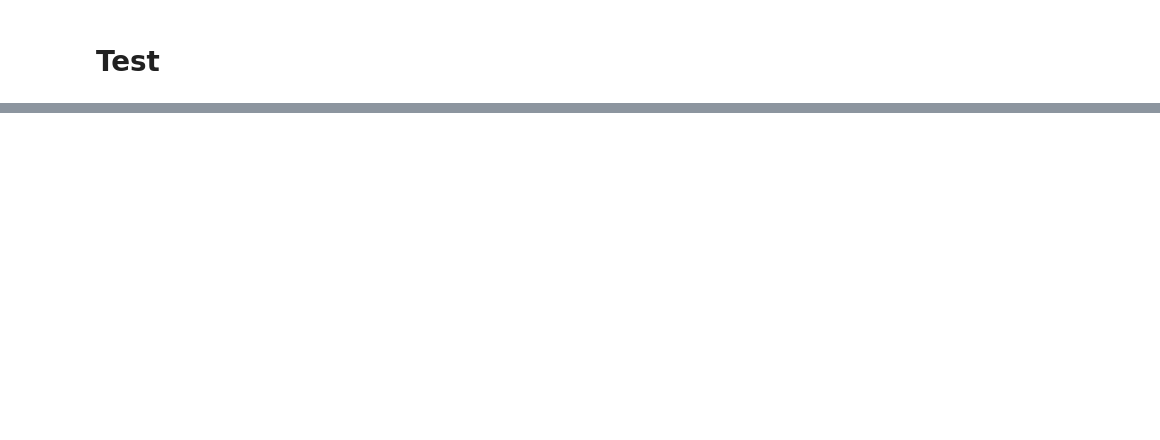
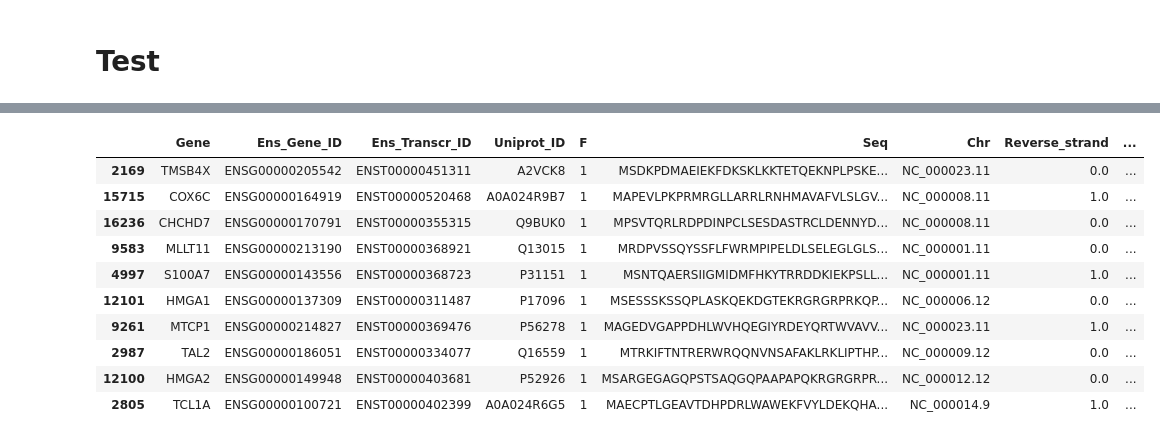
Before and after one commit to bbglab/oncodrive3d_paper, a Jupyter notebook: review_01/alt_pcmap_analysis/spherical_gaussian.ipynb, the cells around one changed output, grey strips where cells are left out. Cells and saved outputs as stored; diff of their text form; code cells hidden in the pictures; blank space fills up the shorter version.

```diff
--- a/review_01/alt_pcmap_analysis/spherical_gaussian.ipynb
+++ b/review_01/alt_pcmap_analysis/spherical_gaussian.ipynb
@@ -258,3 +262,41 @@ def compare_pcmaps(gene, seq_df, dataset_dir):
     print(f"Pearson correlation: {corr:.4f}, p-value: {pval:.4g}")
 
     return pcmap, pcmap_alt, corr, pval
+# %%
+def get_cgc_action(gene_action):
+
+    if pd.isnull(gene_action):
+        return "Ambiguous"
+
+    gene_action = [action.strip() for action in gene_action.split(",")]
+
+    if len(gene_action) == 1:
+        if gene_action[0] == "oncogene":
+            action = "Oncogene"
+        elif gene_action[0] == "TSG":
+            action = "Tumour suppressor"
+        else:
+            action = "Ambiguous"
+
+    else:
+        if "oncogene" in gene_action and "TSG" in gene_action:
+            action = "Ambiguous"
+        elif "oncogene" in gene_action:
+            action = "Oncogene"
+        elif "TSG" in gene_action:
+            action = "Tumour suppressor"
+        else:
+            action = "Ambiguous"
+
+    return action
+
+
+cgc_df = pd.read_csv(f"{WORKSPACE}/projects/clustering_3d/o3d_analysys/datasets/input/cancer_202404/CGC_list_v99.tsv", sep = "\t")
+cgc_df = cgc_df[["Gene Symbol", "Role in Cancer"]].rename(columns={
+    "Gene Symbol" : "Gene",
+    "Role in Cancer" : "Gene_action"})
+cgc_df.Gene_action = cgc_df.Gene_action.apply(lambda x: get_cgc_action(x))
+cgc_df = cgc_df.assign(Gene=cgc_df['Gene'].str.split(','))
+cgc_df = cgc_df.explode('Gene')
+cgc_df['Gene'] = cgc_df['Gene'].str.strip()
+cgc_df
@@ -275,0 +324,16 @@ pcmap3, pcmap_alt3, corr3, pval3 = compare_pcmaps("PIK3CA", seq_df, dataset_dir)
+# %%
+df = seq_df[seq_df.Gene.isin(cgc_df.Gene)]
+df_sorted = df.sort_values(by='Seq', key=lambda x: x.str.len(), ascending=True)
+df_sorted[:10]
+# %% [output]
+|  | Gene | Ens_Gene_ID | Ens_Transcr_ID | Uniprot_ID | F | Seq | Chr | Reverse_strand | ... |
+| 2169 | TMSB4X | ENSG00000205542 | ENST00000451311 | A2VCK8 | 1 | MSDKPDMAEIEKFDKSKLKKTETQEKNPLPSKE... | NC_000023.11 | 0.0 | ... |
+| 15715 | COX6C | ENSG00000164919 | ENST00000520468 | A0A024R9B7 | 1 | MAPEVLPKPRMRGLLARRLRNHMAVAFVLSLGV... | NC_000008.11 | 1.0 | ... |
+| 16236 | CHCHD7 | ENSG00000170791 | ENST00000355315 | Q9BUK0 | 1 | MPSVTQRLRDPDINPCLSESDASTRCLDENNYD... | NC_000008.11 | 0.0 | ... |
+| 9583 | MLLT11 | ENSG00000213190 | ENST00000368921 | Q13015 | 1 | MRDPVSSQYSSFLFWRMPIPELDLSELEGLGLS... | NC_000001.11 | 0.0 | ... |
+| 4997 | S100A7 | ENSG00000143556 | ENST00000368723 | P31151 | 1 | MSNTQAERSIIGMIDMFHKYTRRDDKIEKPSLL... | NC_000001.11 | 1.0 | ... |
+| 12101 | HMGA1 | ENSG00000137309 | ENST00000311487 | P17096 | 1 | MSESSSKSSQPLASKQEKDGTEKRGRGRPRKQP... | NC_000006.12 | 0.0 | ... |
+| 9261 | MTCP1 | ENSG00000214827 | ENST00000369476 | P56278 | 1 | MAGEDVGAPPDHLWVHQEGIYRDEYQRTWVAVV... | NC_000023.11 | 1.0 | ... |
+| 2987 | TAL2 | ENSG00000186051 | ENST00000334077 | Q16559 | 1 | MTRKIFTNTRERWRQQNVNSAFAKLRKLIPTHP... | NC_000009.12 | 0.0 | ... |
+| 12100 | HMGA2 | ENSG00000149948 | ENST00000403681 | P52926 | 1 | MSARGEGAGQPSTSAQGQPAAPAPQKRGRGRPR... | NC_000012.12 | 0.0 | ... |
+| 2805 | TCL1A | ENSG00000100721 | ENST00000402399 | A0A024R6G5 | 1 | MAECPTLGEAVTDHPDRLWAWEKFVYLDEKQHA... | NC_000014.9 | 1.0 | ... |
```
Also changed, not shown: parts of 14 cells of this notebook.
